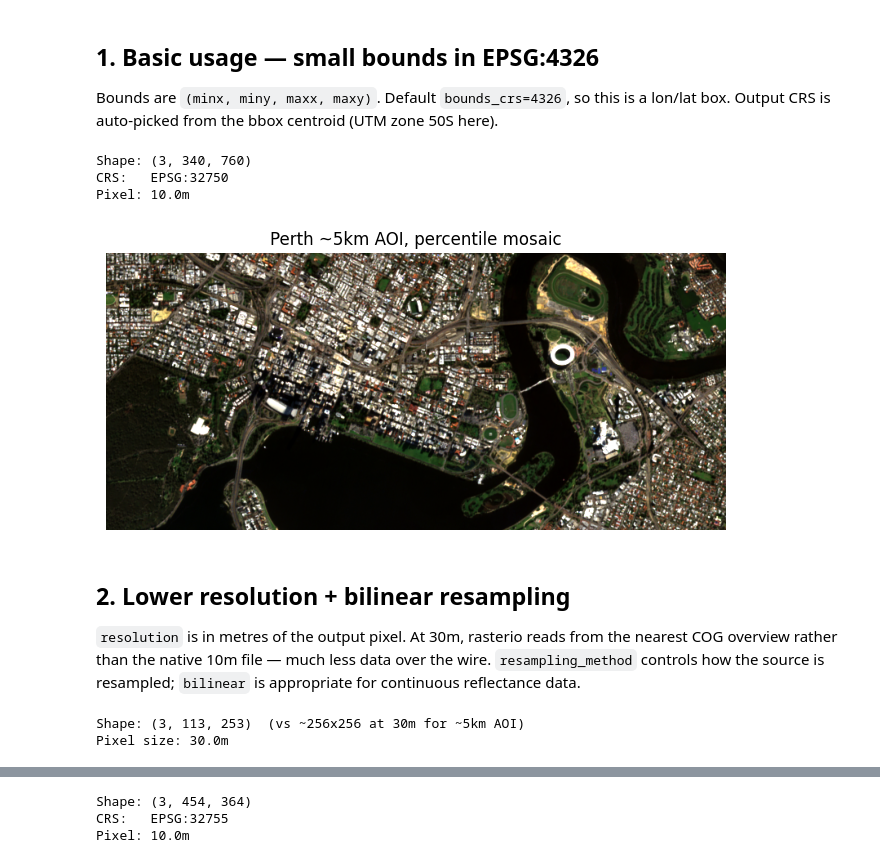
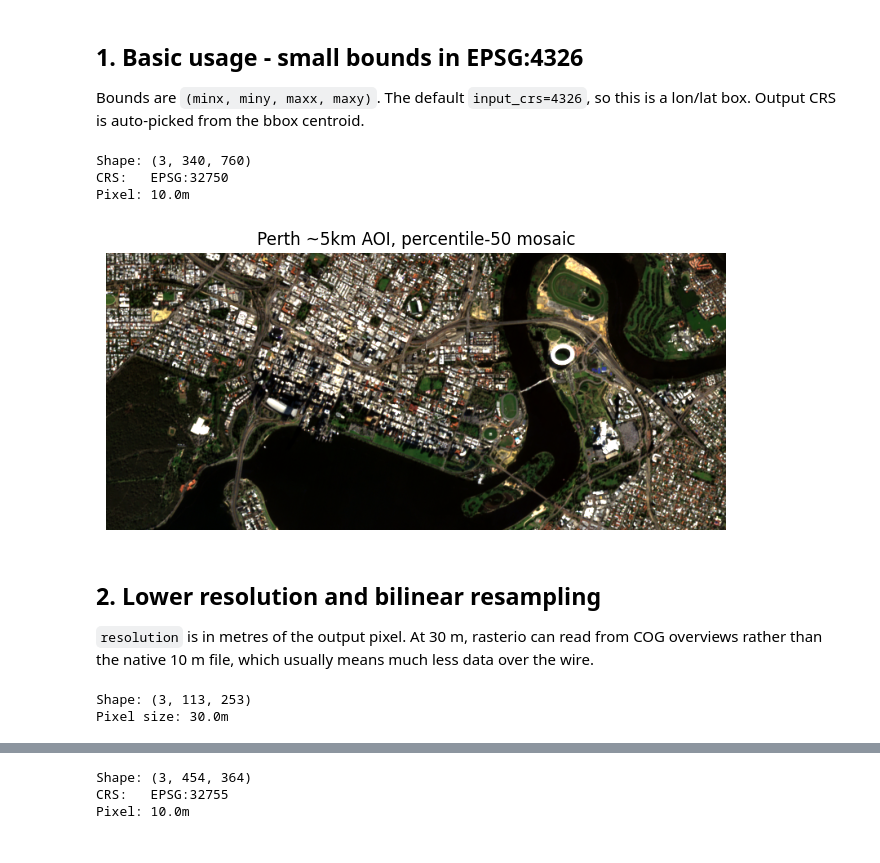
Before and after one commit to DPIRD-DMA/S2Mosaic, a Jupyter notebook: examples/Example use - bounds.ipynb, the cells around one changed output, grey strips where cells are left out. Cells and saved outputs as stored; diff of their text form; code cells hidden in the pictures.

```diff
--- a/examples/Example use - bounds.ipynb
+++ b/examples/Example use - bounds.ipynb
@@ -14,7 +5,35 @@ from s2mosaic import mosaic
+# %%
+from pathlib import Path
+import json
+
+import numpy as np
+from matplotlib import pyplot as plt
+
+from s2mosaic import mosaic
+
+
+def plot_rgb(array, title=None, figsize=(8, 6)):
+    """Display B04/B03/B02-style arrays with a robust percentile stretch."""
+    rgb = np.moveaxis(array[:3], 0, -1).astype(float)
+    valid = rgb[np.isfinite(rgb) & (rgb > 0)]
+    if valid.size == 0:
+        raise ValueError("No positive finite pixels to display")
+    lo, hi = np.nanpercentile(valid, [2, 98])
+    if not np.isfinite(hi - lo) or hi <= lo:
+        hi = np.nanmax(valid)
+        lo = np.nanmin(valid)
+    rgb_disp = np.clip((rgb - lo) / max(hi - lo, 1), 0, 1)
+
+    plt.figure(figsize=figsize)
+    plt.imshow(rgb_disp)
+    if title:
+        plt.title(title)
+    plt.axis("off")
+    plt.show()
 # %% [markdown]
-## 1. Basic usage — small bounds in EPSG:4326
+## 1. Basic usage - small bounds in EPSG:4326
 
-Bounds are `(minx, miny, maxx, maxy)`. Default `bounds_crs=4326`, so this is a lon/lat box. Output CRS is auto-picked from the bbox centroid (UTM zone 50S here).
+Bounds are `(minx, miny, maxx, maxy)`. The default `input_crs=4326`, so this is a lon/lat box. Output CRS is auto-picked from the bbox centroid.
 # %%
 # ~5km AOI near Perth, WA
 bounds = (115.83, -31.97, 115.91, -31.94)
@@ -25,7 +44,7 @@ array, profile = mosaic(
     start_month=6,
     start_day=1,
     duration_months=2,
-    required_bands=["B04", "B03", "B02"],
+    bands=["B04", "B03", "B02"],
     mosaic_method="percentile",
     percentile=50,
 )
@@ -37,36 +56,29 @@ print(f"Pixel: {profile['transform'].a}m")
 Shape: (3, 340, 760)
 CRS:   EPSG:32750
 Pixel: 10.0m
-# %%
-# Display as a stretched RGB composite (B04, B03, B02)
-rgb = array.transpose(1, 2, 0).astype(float)
-p2, p98 = np.percentile(rgb[rgb > 0], [2, 98])
-rgb_clipped = ((rgb - p2) / (p98 - p2)).clip(0, 1)
-plt.figure(figsize=(8, 6))
-plt.imshow(rgb_clipped)
-plt.title("Perth ~5km AOI, percentile mosaic")
-plt.axis("off");
-# %% [output]
-[figure, removed]
+# %%
+plot_rgb(array, "Perth ~5km AOI, percentile-50 mosaic")
+# %% [output]
+[figure, added]
 # %% [markdown]
-## 2. Lower resolution + bilinear resampling
+## 2. Lower resolution and bilinear resampling
 
-`resolution` is in metres of the output pixel. At 30m, rasterio reads from the nearest COG overview rather than the native 10m file — much less data over the wire. `resampling_method` controls how the source is resampled; `bilinear` is appropriate for continuous reflectance data.
+`resolution` is in metres of the output pixel. At 30 m, rasterio can read from COG overviews rather than the native 10 m file, which usually means much less data over the wire.
 # %%
 array, profile = mosaic(
-    bounds=bounds,  # same Perth AOI as section 1
+    bounds=bounds,
     start_year=2023,
     start_month=6,
     duration_days=14,
-    required_bands=["B04", "B03", "B02"],
+    bands=["B04", "B03", "B02"],
     mosaic_method="mean",
     resolution=30,
     resampling_method="bilinear",
     additional_query={"eo:cloud_cover": {"lt": 50}},
 )
 
-print(f"Shape: {array.shape}  (vs ~256x256 at 30m for ~5km AOI)")
+print(f"Shape: {array.shape}")
 print(f"Pixel size: {profile['transform'].a}m")
 # %% [output]
-Shape: (3, 113, 253)  (vs ~256x256 at 30m for ~5km AOI)
+Shape: (3, 113, 253)
 Pixel size: 30.0m
```
Also changed, not shown: parts of 10 cells of this notebook, 26 other files.
